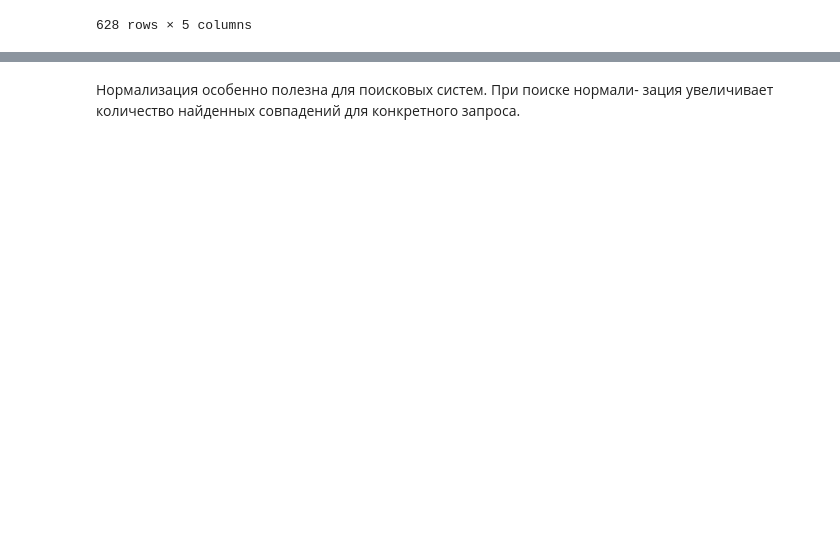
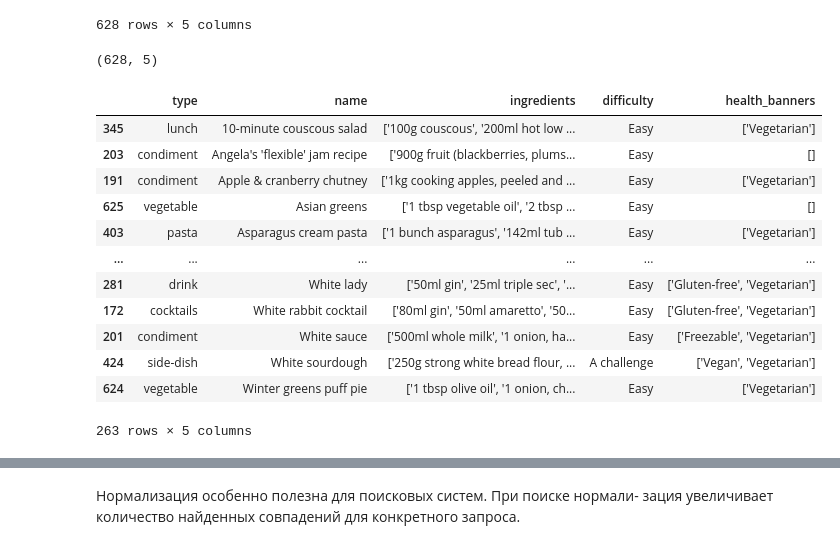
Before and after one commit to ArinaArtiukevich/good_food_project, a Jupyter notebook: preprocessing/bbc_goodfood/preprocessing_bbc_goodfood.ipynb, the cells around one changed output, grey strips where cells are left out. Cells and saved outputs as stored; diff of their text form; code cells hidden in the pictures; blank space fills up the shorter version.

```diff
--- a/preprocessing/bbc_goodfood/preprocessing_bbc_goodfood.ipynb
+++ b/preprocessing/bbc_goodfood/preprocessing_bbc_goodfood.ipynb
@@ -26,3 +32,26 @@ recipe_df
 | 626 | vegetable | Giant butter bean stew | ['4 x 235g cans butter beans or 5... | Easy | ['Freezable', 'Gluten-free', 'Hea... |
 | 627 | vegetable | Cheesy sprout gratin | ['600g brussels sprouts, trimmed ... | Easy | ['Vegetarian'] |
 628 rows × 5 columns
+# %%
+recipe_df.shape
+# %% [output]
+(628, 5)
+# %%
+recipe_df.sort_values("name", inplace=True)
+recipe_df.drop_duplicates(subset="name",
+                    keep=False, inplace=True)
+recipe_df
+# %% [output]
+|  | type | name | ingredients | difficulty | health_banners |
+| 345 | lunch | 10-minute couscous salad | ['100g couscous', '200ml hot low ... | Easy | ['Vegetarian'] |
+| 203 | condiment | Angela's 'flexible' jam recipe | ['900g fruit (blackberries, plums... | Easy | [] |
+| 191 | condiment | Apple & cranberry chutney | ['1kg cooking apples, peeled and ... | Easy | ['Vegetarian'] |
+| 625 | vegetable | Asian greens | ['1 tbsp vegetable oil', '2 tbsp ... | Easy | [] |
+| 403 | pasta | Asparagus cream pasta | ['1 bunch asparagus', '142ml tub ... | Easy | ['Vegetarian'] |
+| ... | ... | ... | ... | ... | ... |
+| 281 | drink | White lady | ['50ml gin', '25ml triple sec', '... | Easy | ['Gluten-free', 'Vegetarian'] |
+| 172 | cocktails | White rabbit cocktail | ['80ml gin', '50ml amaretto', '50... | Easy | ['Gluten-free', 'Vegetarian'] |
+| 201 | condiment | White sauce | ['500ml whole milk', '1 onion, ha... | Easy | ['Freezable', 'Vegetarian'] |
+| 424 | side-dish | White sourdough | ['250g strong white bread flour, ... | A challenge | ['Vegan', 'Vegetarian'] |
+| 624 | vegetable | Winter greens puff pie | ['1 tbsp olive oil', '1 onion, ch... | Easy | ['Vegetarian'] |
+263 rows × 5 columns
```
Also changed, not shown: parts of 19 cells of this notebook, 19 other files.
